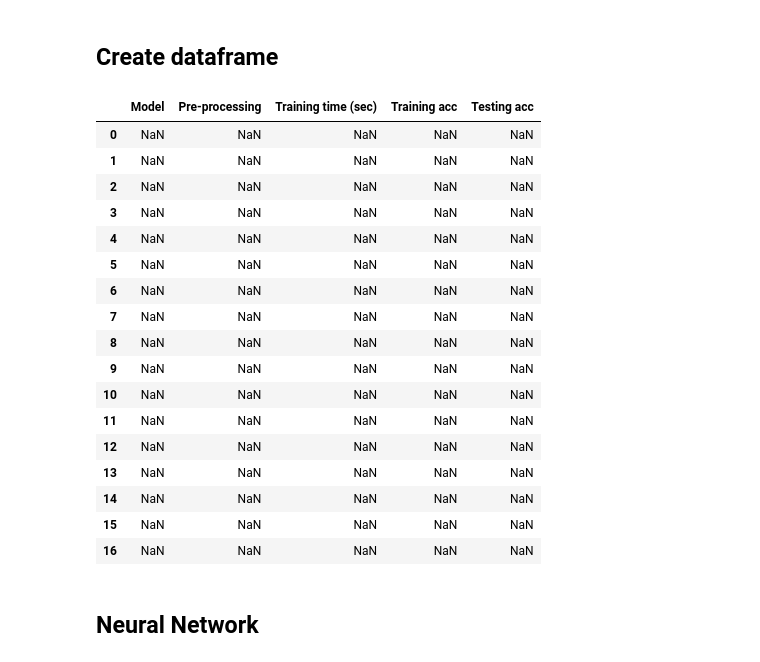
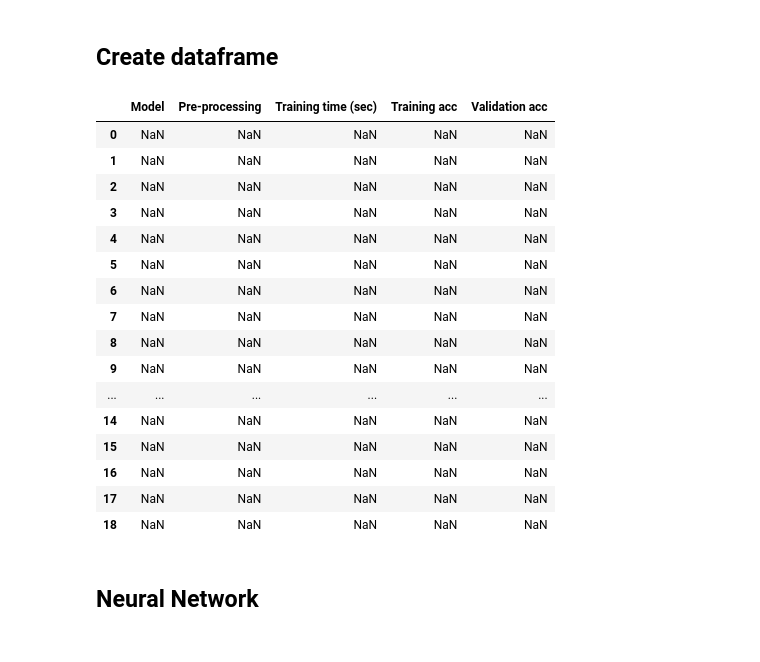
Before and after one commit to haochu-liu/SML_practical, a Jupyter notebook: all_models.ipynb, the cells around one changed output. Drawn from its saved outputs; the diff is of its cells as text; code cells hidden in the pictures.

```diff
--- a/all_models.ipynb
+++ b/all_models.ipynb
@@ -53,12 +53,12 @@ X_val_pca = pca.transform(X_val_sc)
 # %% [markdown]
 ## Create dataframe
 # %%
-column_names = ['Model', 'Pre-processing', 'Training time (sec)', 'Training acc', 'Testing acc']
+column_names = ['Model', 'Pre-processing', 'Training time (sec)', 'Training acc', 'Validation acc']
 
-performance = pd.DataFrame({col: [np.nan] * 17 for col in column_names})
+performance = pd.DataFrame({col: [np.nan] * 19 for col in column_names})
 performance
 # %% [output]
-|  | Model | Pre-processing | Training time (sec) | Training acc | Testing acc |
+|  | Model | Pre-processing | Training time (sec) | Training acc | Validation acc |
 | 0 | NaN | NaN | NaN | NaN | NaN |
 | 1 | NaN | NaN | NaN | NaN | NaN |
 | 2 | NaN | NaN | NaN | NaN | NaN |
@@ -69,13 +69,12 @@ performance
 | 7 | NaN | NaN | NaN | NaN | NaN |
 | 8 | NaN | NaN | NaN | NaN | NaN |
 | 9 | NaN | NaN | NaN | NaN | NaN |
-| 10 | NaN | NaN | NaN | NaN | NaN |
-| 11 | NaN | NaN | NaN | NaN | NaN |
-| 12 | NaN | NaN | NaN | NaN | NaN |
-| 13 | NaN | NaN | NaN | NaN | NaN |
+| ... | ... | ... | ... | ... | ... |
 | 14 | NaN | NaN | NaN | NaN | NaN |
 | 15 | NaN | NaN | NaN | NaN | NaN |
 | 16 | NaN | NaN | NaN | NaN | NaN |
+| 17 | NaN | NaN | NaN | NaN | NaN |
+| 18 | NaN | NaN | NaN | NaN | NaN |
 # %%
 y_train_pred = []
 y_val_pred = []
```
Also changed, not shown: parts of 27 cells of this notebook.
